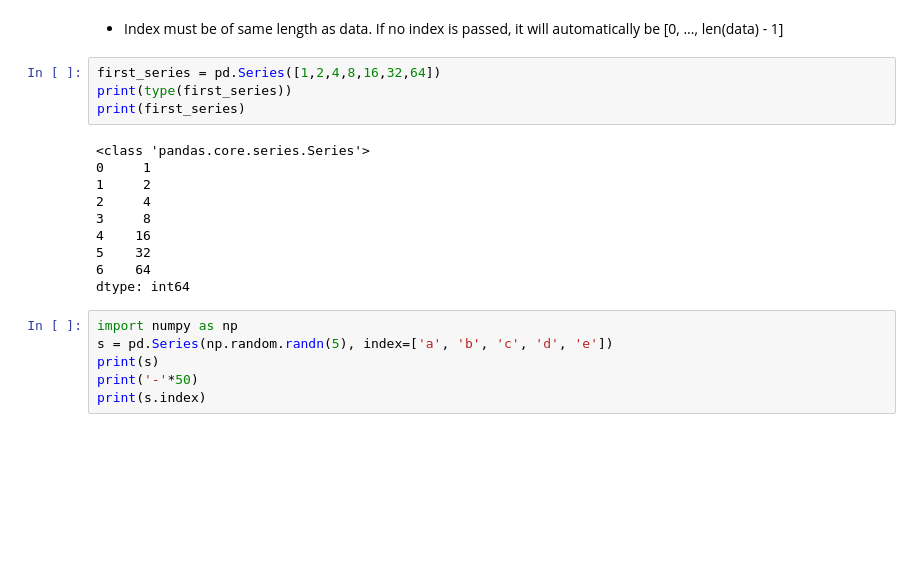
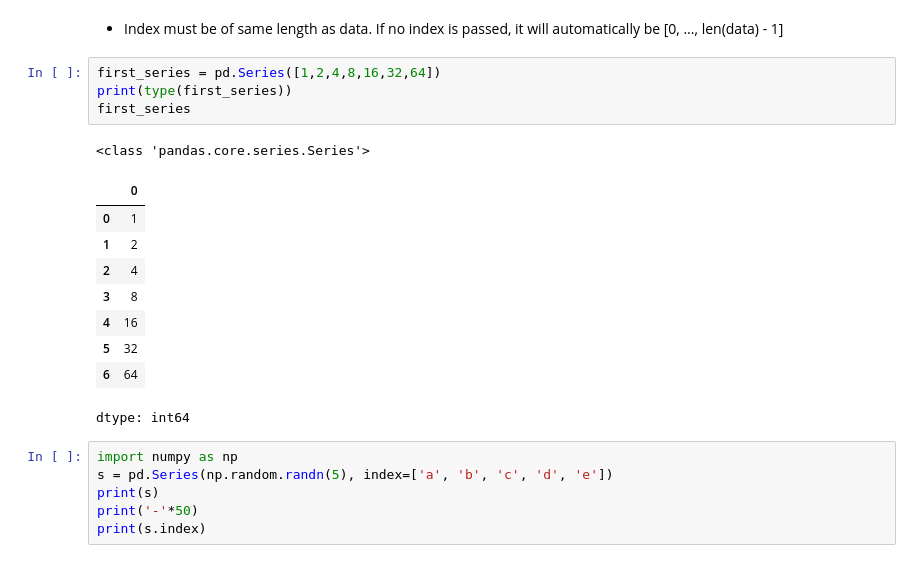
Before and after one commit to IAT-ExploringAI-2024/Week1---Intro-to-Python, a Jupyter notebook: Introduction_to_Python.ipynb, the cells around one changed output. Drawn from its saved outputs; the diff is of its cells as text; blank space fills up the shorter version.

```diff
--- a/Introduction_to_Python.ipynb
+++ b/Introduction_to_Python.ipynb
@@ -1160,17 +1201,18 @@ dtype: object
 # %%
 first_series = pd.Series([1,2,4,8,16,32,64])
 print(type(first_series))
-print(first_series)
+first_series
 # %% [output]
 <class 'pandas.core.series.Series'>
-0     1
-1     2
-2     4
-3     8
-4    16
-5    32
-6    64
-dtype: int64
+|  | 0 |
+| 0 | 1 |
+| 1 | 2 |
+| 2 | 4 |
+| 3 | 8 |
+| 4 | 16 |
+| 5 | 32 |
+| 6 | 64 |
+dtype: int64
 # %%
 import numpy as np
 s = pd.Series(np.random.randn(5), index=['a', 'b', 'c', 'd', 'e'])
```
Also changed, not shown: parts of 25 cells of this notebook.
